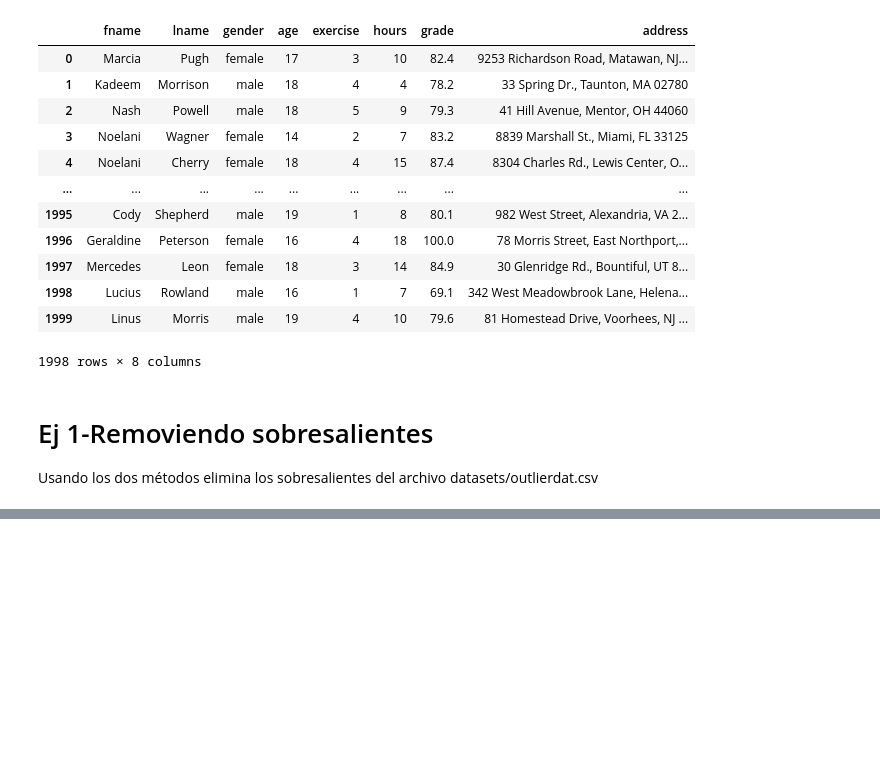
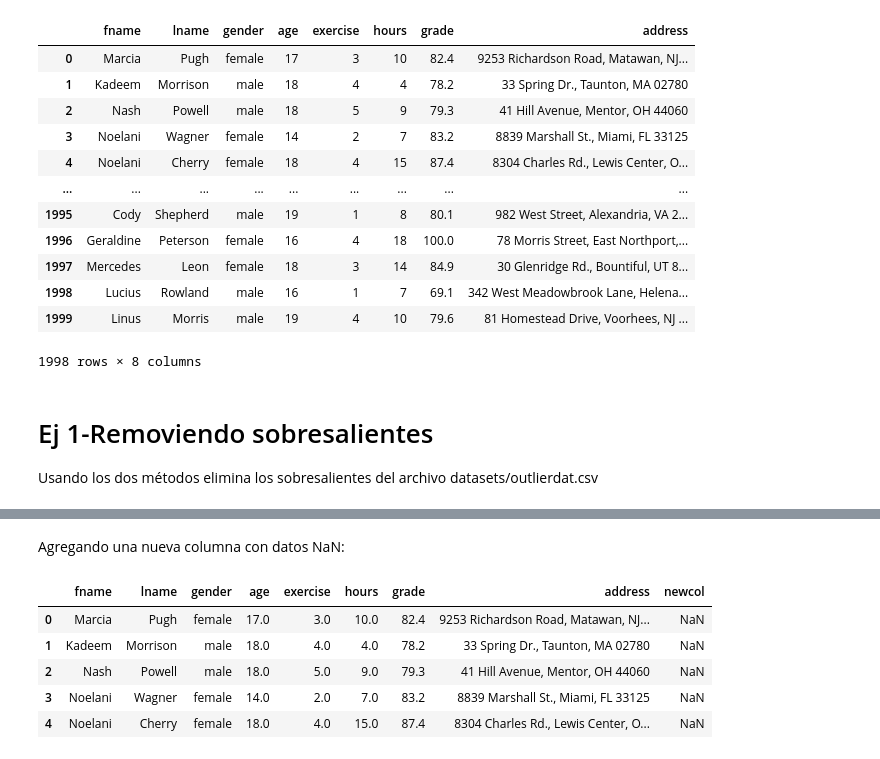
Before and after one commit to MarianaArzapalo/1-ADescDatos, a Jupyter notebook: 01-li-datos.ipynb, the cells around one changed output, grey strips where cells are left out. Saved outputs shown, nothing was run; the diff lists cells and outputs as text; code cells hidden in the pictures; blank space fills up the shorter version.

```diff
--- a/01-li-datos.ipynb
+++ b/01-li-datos.ipynb
@@ -76,0 +119,14 @@ Usando los dos métodos elimina los sobresalientes del archivo datasets/outlierd
+# %% [markdown]
+Agregando una nueva columna con datos NaN:
+# %%
+import numpy as np
+
+df['newcol'] = np.nan
+df.head()
+# %% [output]
+|  | fname | lname | gender | age | exercise | hours | grade | address | newcol |
+| 0 | Marcia | Pugh | female | 17.0 | 3.0 | 10.0 | 82.4 | 9253 Richardson Road, Matawan, NJ... | NaN |
+| 1 | Kadeem | Morrison | male | 18.0 | 4.0 | 4.0 | 78.2 | 33 Spring Dr., Taunton, MA 02780 | NaN |
+| 2 | Nash | Powell | male | 18.0 | 5.0 | 9.0 | 79.3 | 41 Hill Avenue, Mentor, OH 44060 | NaN |
+| 3 | Noelani | Wagner | female | 14.0 | 2.0 | 7.0 | 83.2 | 8839 Marshall St., Miami, FL 33125 | NaN |
+| 4 | Noelani | Cherry | female | 18.0 | 4.0 | 15.0 | 87.4 | 8304 Charles Rd., Lewis Center, O... | NaN |
```
Also changed, not shown: parts of 7 cells of this notebook.
